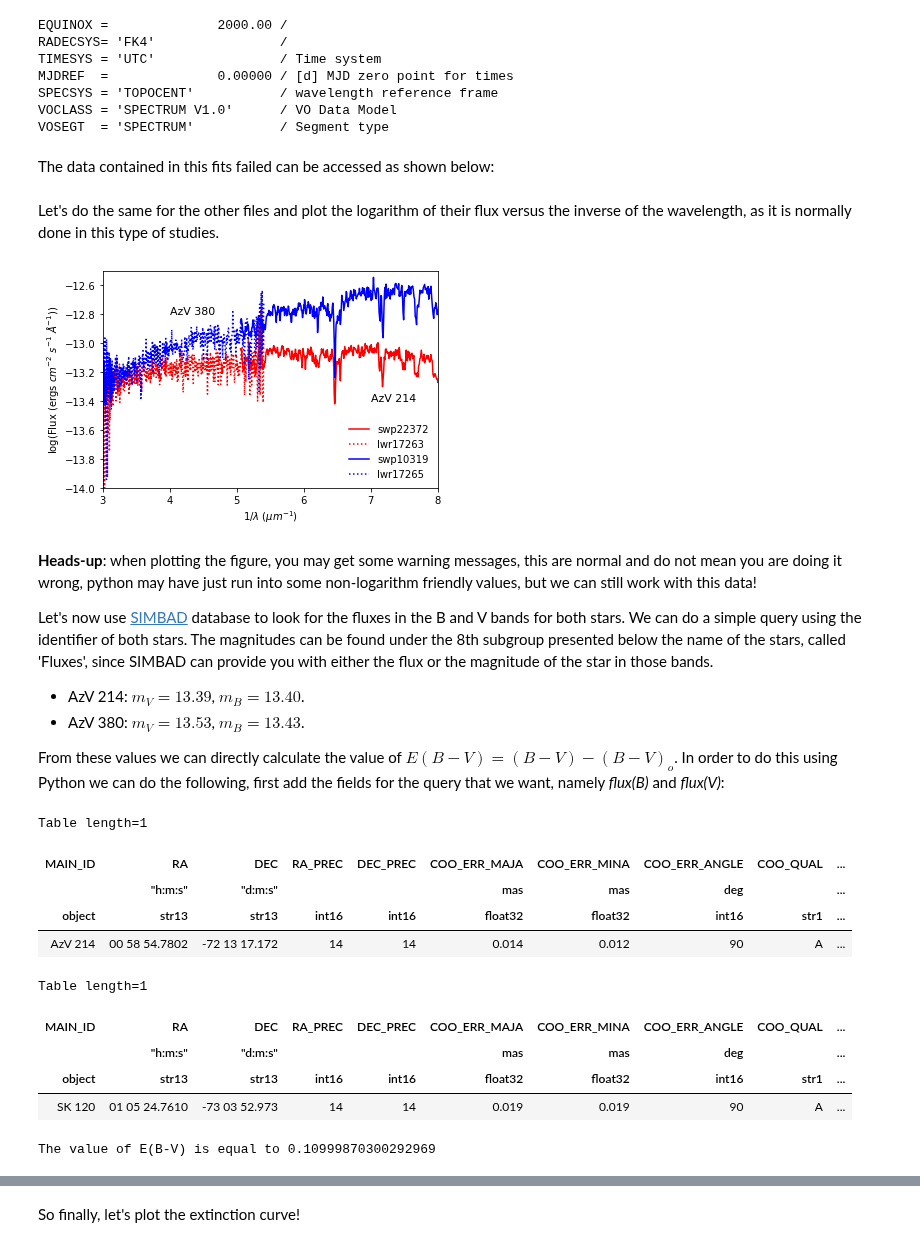
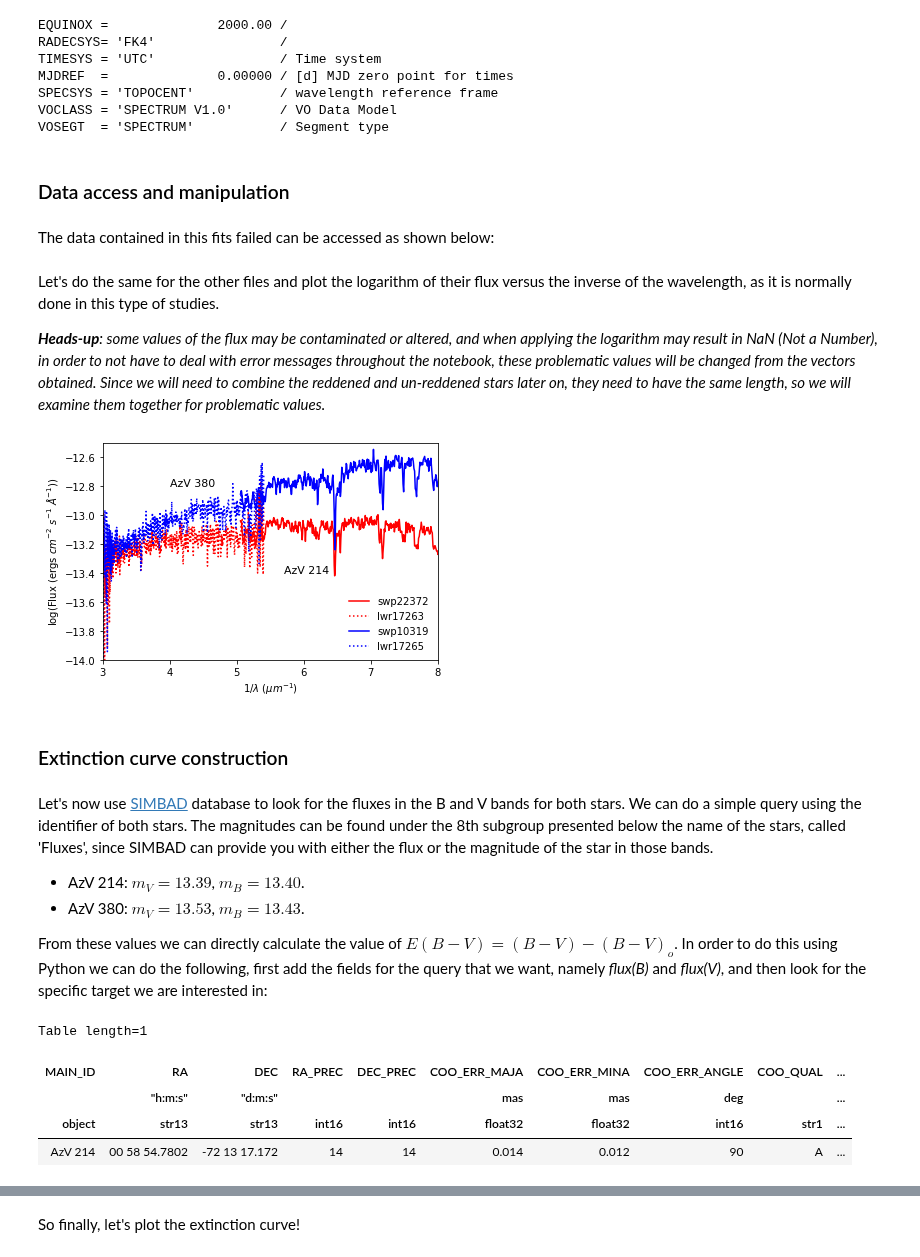
Before and after one commit to ScienceBetter/notebooks-stsci, a Jupyter notebook: exploring_UV_extinction_curves/Exploring_UV_extinction_curves.ipynb, the cells around one changed output, grey strips where cells are left out. Cells and saved outputs as stored; diff of their text form; code cells hidden in the pictures.

```diff
--- a/exploring_UV_extinction_curves/Exploring_UV_extinction_curves.ipynb
+++ b/exploring_UV_extinction_curves/Exploring_UV_extinction_curves.ipynb
@@ -136,6 +136,8 @@ MJDREF  =              0.00000 / [d] MJD zero point for times
 SPECSYS = 'TOPOCENT'           / wavelength reference frame
 VOCLASS = 'SPECTRUM V1.0'      / VO Data Model
 VOSEGT  = 'SPECTRUM'           / Segment type
+# %% [markdown]
+### Data access and manipulation
 # %% [markdown]
 The data contained in this fits failed can be accessed as shown below:
 # %%
@@ -146,6 +148,38 @@ wav = data0[0][0] # angstrom, A
 flux = data0[0][1] # ergs/cm2/sec/A
 # %% [markdown]
 Let's do the same for the other files and plot the logarithm of their flux versus the inverse of the wavelength, as it is normally done in this type of studies.
+
+_**Heads-up**: some values of the flux may be contaminated or altered, and when applying the logarithm may result in NaN (Not a Number), in order to not have to deal with error messages throughout the notebook, these problematic values will be changed from the vectors obtained. Since we will need to combine the reddened and un-reddened stars later on, they need to have the same length, so we will examine them together for problematic values._
+# %%
+def changeNaN(wavv,fluxx,wavv1,fluxx1):
+
+    """
+    Removes negative flux values to avoid encountering NaN when converting to flux scale
+
+    Inputs:
+    :param wavv,wavv1: input wavelength arrays
+    :type wavv,wavv1: float array
+    :param fluxx,fluxx1: input wavelength arrays
+    :type fluxx,fluxx1: float array
+
+    Outputs:
+    :return: wavv,fluxx,wavv1,fluxx1 without the corresponding problematic values
+    :rtype: float array
+    """
+
+    prob = np.where(fluxx < 0)[0]
+    wavv = np.delete(wavv,prob)
+    fluxx = np.delete(fluxx,prob)
+    wavv1 = np.delete(wavv1,prob)
+    fluxx1 = np.delete(fluxx1,prob)
+
+    prob2 = np.where(fluxx1 < 0)[0]
+    wavv = np.delete(wavv,prob2)
+    fluxx = np.delete(fluxx,prob2)
+    wavv1 = np.delete(wavv1,prob2)
+    fluxx1 = np.delete(fluxx1,prob2)
+
+    return wavv, fluxx, wavv1, fluxx1
 # %%
 filename2 = "./mastDownload/IUE/lwr17263/lwr17263mxlo_vo.fits"
 with fits.open(filename2) as hdulist:
@@ -164,44 +198,48 @@ flux3 = data3[0][1] # ergs/cm2/sec/A
 filename4 = "./mastDownload/IUE/lwr17265/lwr17265mxlo_vo.fits"
 with fits.open(filename4) as hdulist:
     data4 = hdulist[1].data
 
 wav4 = data4[0][0] # A
 flux4 = data4[0][1] # ergs/cm2/sec/A
 
+# Remove problematic values
+wav, flux, wav3, flux3 = changeNaN(wav, flux, wav3, flux3)
+wav2, flux2, wav4, flux4 = changeNaN(wav2, flux2, wav4, flux4)
+
 wavinv = 1/(wav*1e-4) # mu-m ^-1
 wavinv2 = 1/(wav2*1e-4) # mu-m ^-1
 wavinv3 = 1/(wav3*1e-4) # mu-m ^-1
 wavinv4 = 1/(wav4*1e-4) # mu-m ^-1
 
 fig = plt.figure()
 ax = plt.subplot(111)
 
 plt.plot(wavinv,np.log10(flux),'r',label='swp22372')
 plt.plot(wavinv2,np.log10(flux2),'r:',label='lwr17263')
 plt.text(4, -12.8,'AzV 380', fontsize = 11)
 plt.plot(wavinv3,np.log10(flux3),'b',label='swp10319')
 plt.plot(wavinv4,np.log10(flux4),'b:',label='lwr17265')
-plt.text(7, -13.4, 'AzV 214', fontsize = 11)
+plt.text(5.7, -13.4, 'AzV 214', fontsize = 11)
 
 ax.set_xlabel('1/$\lambda$ ($\mu m^{-1}$)')
 ax.set_ylabel(r'log(Flux (ergs $cm^{-2}$ $s^{-1}$ $\AA^{-1}$))')
 ax.set_xlim([3, 8])
 ax.set_ylim([-14, -12.5])
 
 plt.legend(loc='best',frameon=False)
 
 plt.show()
 # %% [output]
-[figure, old version]
+[figure, new version]
+# %% [markdown]
+### Extinction curve construction
 # %% [markdown]
-**Heads-up**: when plotting the figure, you may get some warning messages, this are normal and do not mean you are doing it wrong, python may have just run into some non-logarithm friendly values, but we can still work with this data!
-
 Let's now use <a href="http://simbad.cds.unistra.fr/simbad/">SIMBAD</a> database to look for the fluxes in the B and V bands for both stars. We can do a simple query using the identifier of both stars. The magnitudes can be found under the 8th subgroup presented below the name of the stars, called 'Fluxes', since SIMBAD can provide you with either the flux or the magnitude of the star in those bands.
 
 - AzV 214: $m_V = 13.39$, $m_B = 13.40$.
 - AzV 380: $m_V = 13.53$, $m_B = 13.43$.
 
-From these values we can directly calculate the value of $E(B-V) = (B-V)-(B-V)_o$. In order to do this using Python we can do the following, first add the fields for the query that we want, namely _flux(B)_ and _flux(V)_:
+From these values we can directly calculate the value of $E(B-V) = (B-V)-(B-V)_o$. In order to do this using Python we can do the following, first add the fields for the query that we want, namely _flux(B)_ and _flux(V)_, and then look for the specific target we are interested in:
 # %%
 Simbad.add_votable_fields('flux(B)','flux(V)')
 table1 = Simbad.query_object('AzV 214')
@@ -212,24 +250,3 @@ Table length=1
 |  | "h:m:s" | "d:m:s" |  |  | mas | mas | deg |  | ... |
 | object | str13 | str13 | int16 | int16 | float32 | float32 | int16 | str1 | ... |
 | AzV 214 | 00 58 54.7802 | -72 13 17.172 | 14 | 14 | 0.014 | 0.012 | 90 | A | ... |
-# %%
-table2 = Simbad.query_object('AzV 380')
-table2
-# %% [output]
-Table length=1
-| MAIN_ID | RA | DEC | RA_PREC | DEC_PREC | COO_ERR_MAJA | COO_ERR_MINA | COO_ERR_ANGLE | COO_QUAL | ... |
-|  | "h:m:s" | "d:m:s" |  |  | mas | mas | deg |  | ... |
-| object | str13 | str13 | int16 | int16 | float32 | float32 | int16 | str1 | ... |
-| SK 120 | 01 05 24.7610 | -73 03 52.973 | 14 | 14 | 0.019 | 0.019 | 90 | A | ... |
-# %%
-V_214 = float(table1['FLUX_V'])
-B_214 = float(table1['FLUX_B'])
-
-V_380 = float(table2['FLUX_V'])
-B_380 = float(table2['FLUX_B'])
-
-E_B_V = (B_214-V_214)-(B_380-V_380)
-
-print("The value of E(B-V) is equal to",E_B_V)
-# %% [output]
-The value of E(B-V) is equal to 0.10999870300292969
```
Also changed, not shown: parts of 42 cells of this notebook.
